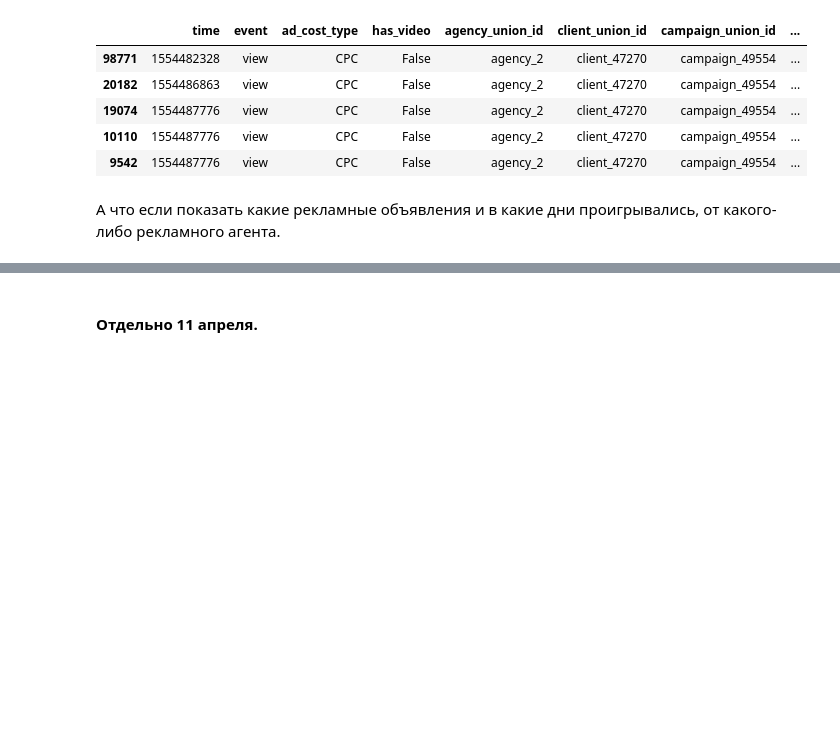
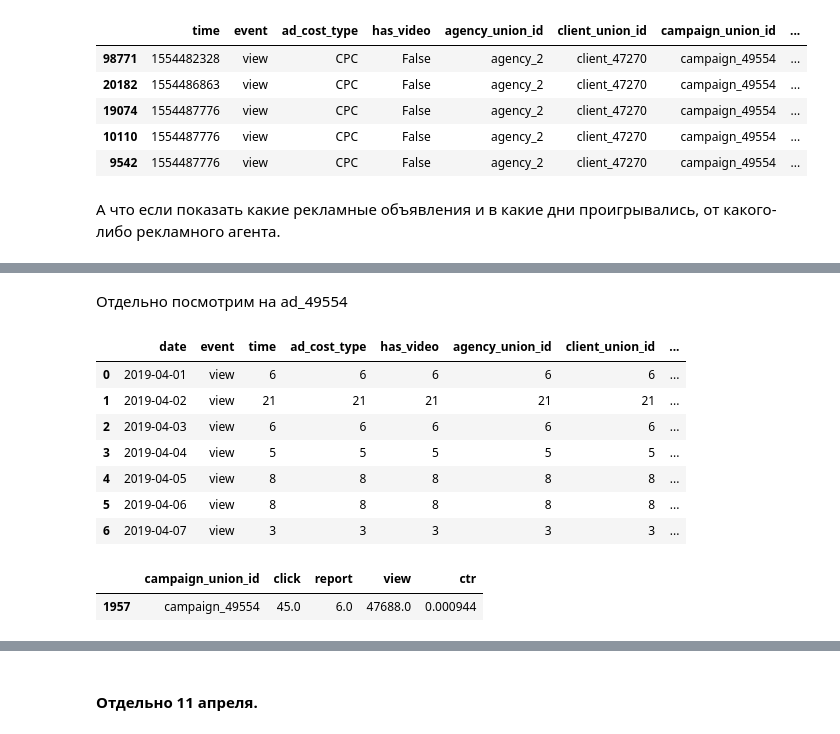
Before and after one commit to Espad/vk_analytics, a Jupyter notebook: vk_adv_analyse.ipynb, the cells around one changed output, grey strips where cells are left out. Drawn from its saved outputs; the diff is of its cells as text; code cells hidden in the pictures; blank space fills up the shorter version.

```diff
--- a/vk_adv_analyse.ipynb
+++ b/vk_adv_analyse.ipynb
@@ -445,0 +555,18 @@ df_uni.sort_values('event', ascending=False).head()
+# %% [markdown]
+Отдельно посмотрим на ad_49554
+# %%
+df_ctr = df[(df.campaign_union_id == 'campaign_1') & (df.ad_cost_type == 'CPC')]
+df_ctr = df_ctr.groupby(['date','event'], as_index = False).count()
+df_ctr['has_clicks'] = pd.Series(df_ctr.event == 'click').astype(int)
+df_ctr['ctr'] = df_ctr.time / df_ctr.has_clicks
+
+df_ctr.head(7)
+# %% [output]
+|  | date | event | time | ad_cost_type | has_video | agency_union_id | client_union_id | ... |
+| 0 | 2019-04-01 | view | 6 | 6 | 6 | 6 | 6 | ... |
+| 1 | 2019-04-02 | view | 21 | 21 | 21 | 21 | 21 | ... |
+| 2 | 2019-04-03 | view | 6 | 6 | 6 | 6 | 6 | ... |
+| 3 | 2019-04-04 | view | 5 | 5 | 5 | 5 | 5 | ... |
+| 4 | 2019-04-05 | view | 8 | 8 | 8 | 8 | 8 | ... |
+| 5 | 2019-04-06 | view | 8 | 8 | 8 | 8 | 8 | ... |
+| 6 | 2019-04-07 | view | 3 | 3 | 3 | 3 | 3 | ... |
@@ -445,0 +599,5 @@ df_uni.sort_values('event', ascending=False).head()
+# %%
+df_ctr[df_ctr.campaign_union_id == 'campaign_49554']
+# %% [output]
+|  | campaign_union_id | click | report | view | ctr |
+| 1957 | campaign_49554 | 45.0 | 6.0 | 47688.0 | 0.000944 |
```
Also changed, not shown: parts of 30 cells of this notebook.
